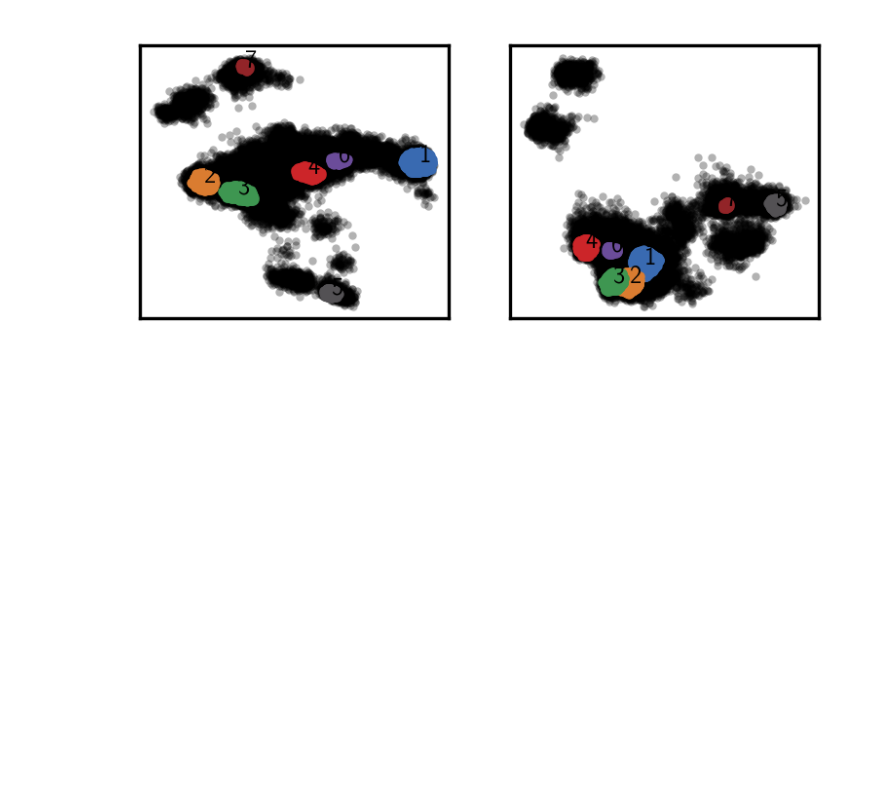
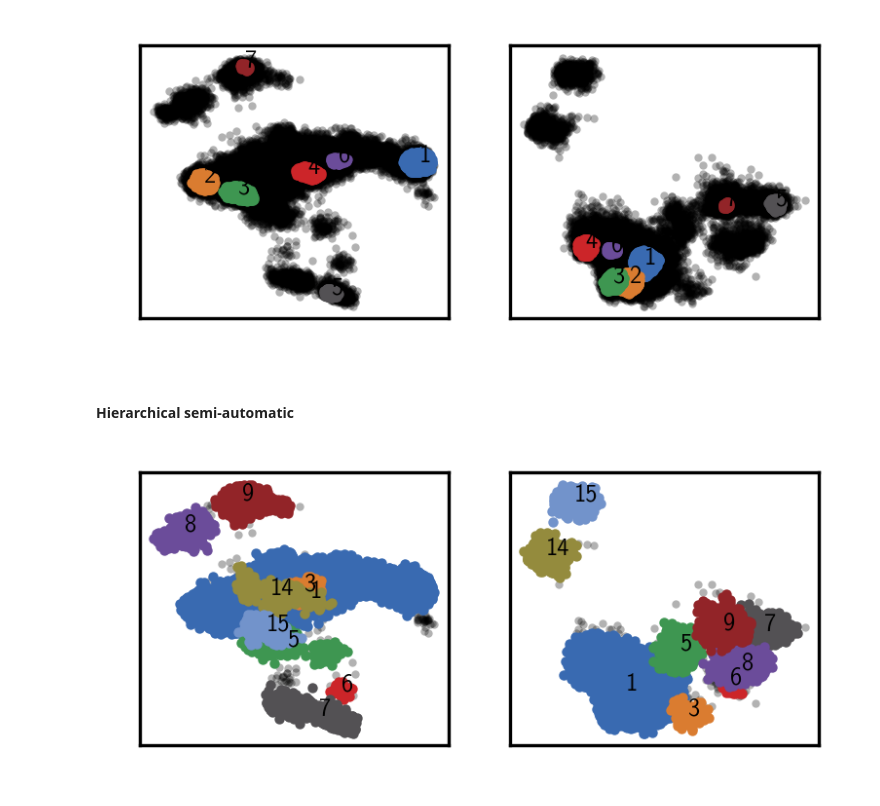
Before and after one commit to janjoswig/CommonNNClustering-Benchmark, a Jupyter notebook: scans.ipynb, the cells around one changed output. Cells and saved outputs as stored; diff of their text form; code cells hidden in the pictures; blank space fills up the shorter version.

Commit message:
WIP: Semi-automatic hierarchical clustering

```diff
--- a/scans.ipynb
+++ b/scans.ipynb
@@ -53,6 +53,17 @@ neighbours_sorted_recipe = {
     "queue": _types.QueueExtFIFOQueue,
     "fitter": _fit.FitterExtBFS,
 }
+# %%
+neighbours_sorted_alternative_recipe = {
+    "input_data": _types.InputDataExtPointsMemoryview,
+    "neighbours_getter": (_types.NeighboursGetterSklearnKDTree, (), {"is_sorted": True}),
+    "neighbours": (_types.NeighboursExtVector, (5000,), {}),
+    "neighbour_neighbours": (_types.NeighboursExtVector, (5000,), {}),
+    "metric": _types.MetricExtDummy,
+    "similarity_checker": _types.SimilarityCheckerExtScreensorted,
+    "queue": _types.QueueExtFIFOQueue,
+    "fitter": _fit.FitterBFS,
+}
 # %%
 if "CLUSTERING_MAP" not in dir():
     CLUSTERING_MAP = {}
@@ -1601,11 +1596,5 @@ np.save(figsrc_dir / scan_name / f"{scan_name}_labels_reeled.npy", h_clustering.
 scan_name = "tica"
 # %%
 # The test data
-data_path = pathlib.Path(
-    os.path.expandvars("$HOME/Tutorial/PuneethKouloorkar/clustering/projections/tica_500_4.npy")
-    )
+data_path = data_dir / "6a5j/projections/tica_500_4.npy"
 data = [p[::10, :] for p in np.load(data_path)]
-data_concatened = np.concatenate(data)
-n_points = data_concatened.shape[0]
-
-distances = pairwise_distances(data_concatened[::2])
@@ -1937,3 +1931,32 @@ for axi, dim in enumerate(range(0, 4, 2)):
     )
 # %% [output]
 [figure]
+# %% [markdown]
+#### Hierarchical semi-automatic
+# %%
+h_clustering = cluster.prepare_clustering(
+    data,
+    **neighbours_sorted_alternative_recipe
+)
+h_clustering._neighbours_getter.build_tree(h_clustering._input_data)
+# %%
+r = [0.5, 0.25]
+c = 40
+
+h_clustering.fit_hierarchical(r, c, member_cutoff=20)
+# %%
+fig, Ax = plt.subplots(
+    1, 2,
+    figsize=(
+        mpl.rcParams["figure.figsize"][0] * 1.5,
+        mpl.rcParams["figure.figsize"][1],
+    )
+)
+for axi, dim in enumerate(range(0, 4, 2)):
+    h_clustering.evaluate(
+        ax=Ax[axi],
+        dim=(dim, dim + 1),
+        ax_props={"xlabel": None, "ylabel": None, "xticks": (), "yticks": ()}
+    )
+# %% [output]
+[figure, added]
```
Also changed, not shown: parts of 26 cells of this notebook, 1 other file.
